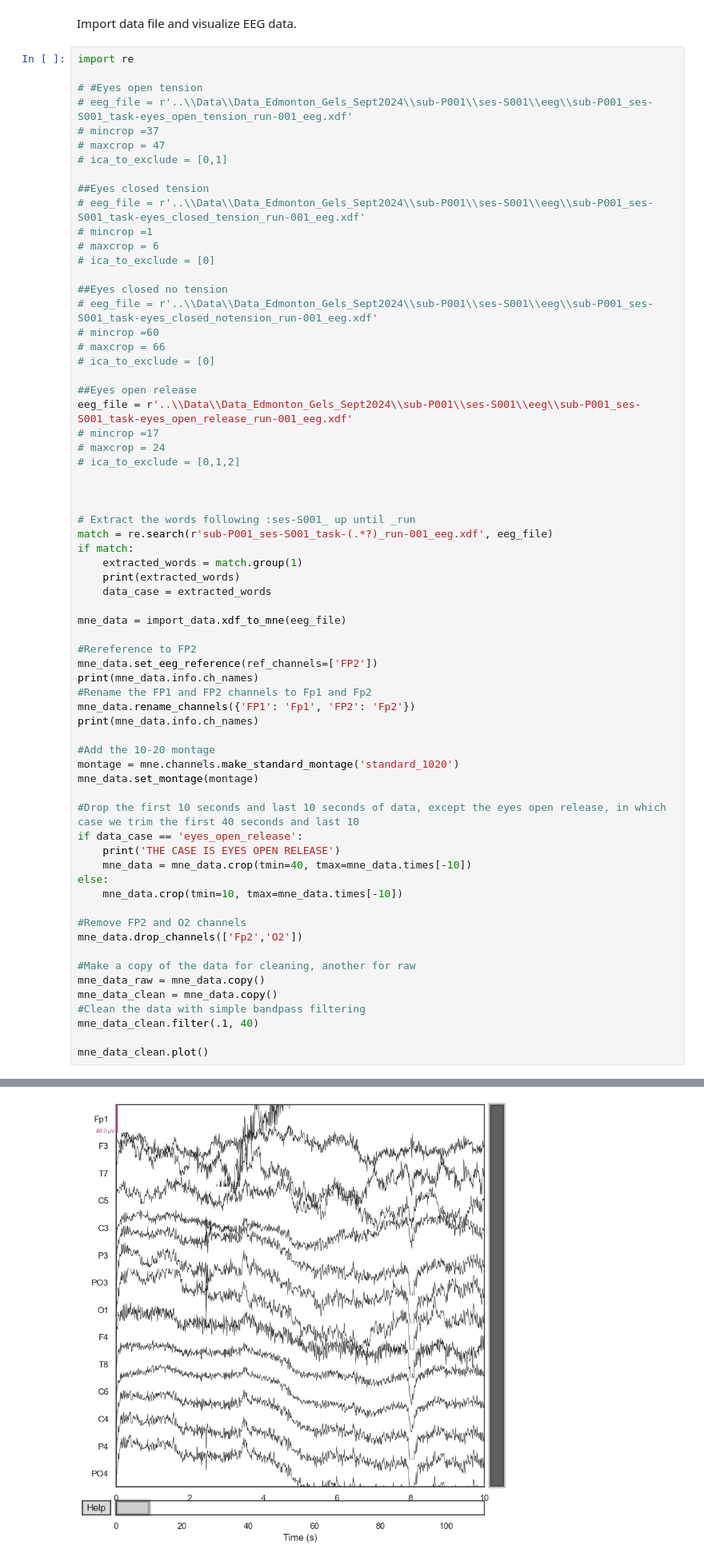
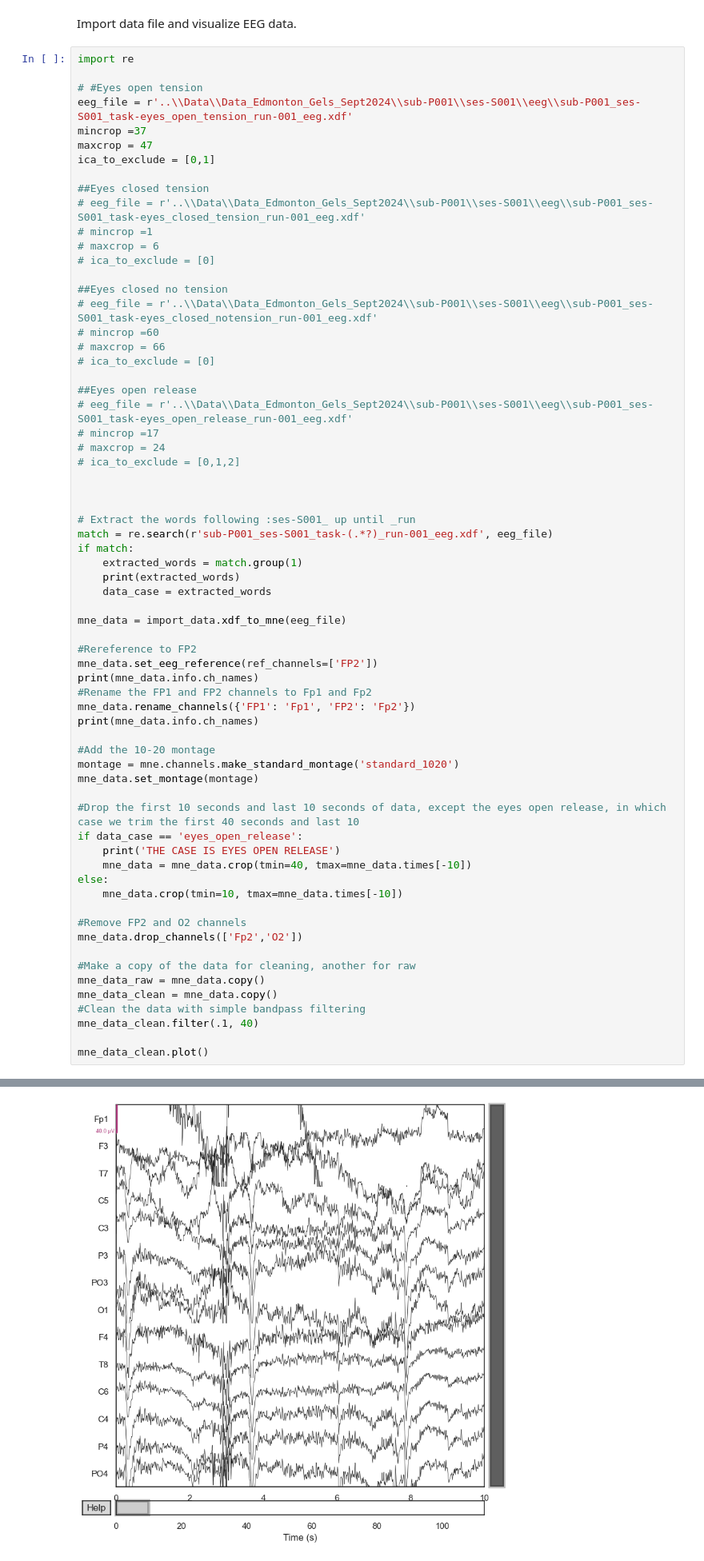
Before and after one commit to danielcomaduran/EEG_quality_index, a Jupyter notebook: Notebooks/06-Eli-EEG-gel-data.ipynb, the cells around one changed output, grey strips where cells are left out. Shown at 80% size. Drawn from its saved outputs; the diff is of its cells as text.

```diff
--- a/Notebooks/06-Eli-EEG-gel-data.ipynb
+++ b/Notebooks/06-Eli-EEG-gel-data.ipynb
@@ -36,10 +36,10 @@ Import data file and visualize EEG data.
 import re
 
 # #Eyes open tension
-# eeg_file = r'..\\Data\\Data_Edmonton_Gels_Sept2024\\sub-P001\\ses-S001\\eeg\\sub-P001_ses-S001_task-eyes_open_tension_run-001_eeg.xdf'
-# mincrop =37
-# maxcrop = 47
-# ica_to_exclude = [0,1]
+eeg_file = r'..\\Data\\Data_Edmonton_Gels_Sept2024\\sub-P001\\ses-S001\\eeg\\sub-P001_ses-S001_task-eyes_open_tension_run-001_eeg.xdf'
+mincrop =37
+maxcrop = 47
+ica_to_exclude = [0,1]
 
 ##Eyes closed tension
 # eeg_file = r'..\\Data\\Data_Edmonton_Gels_Sept2024\\sub-P001\\ses-S001\\eeg\\sub-P001_ses-S001_task-eyes_closed_tension_run-001_eeg.xdf'
@@ -54,7 +54,7 @@ import re
 # ica_to_exclude = [0]
 
 ##Eyes open release
-eeg_file = r'..\\Data\\Data_Edmonton_Gels_Sept2024\\sub-P001\\ses-S001\\eeg\\sub-P001_ses-S001_task-eyes_open_release_run-001_eeg.xdf'
+# eeg_file = r'..\\Data\\Data_Edmonton_Gels_Sept2024\\sub-P001\\ses-S001\\eeg\\sub-P001_ses-S001_task-eyes_open_release_run-001_eeg.xdf'
 # mincrop =17
 # maxcrop = 24
 # ica_to_exclude = [0,1,2]
@@ -115,8 +115,8 @@ Setting up band-pass filter from 0.1 - 40 Hz
 - Lower transition bandwidth: 0.10 Hz (-6 dB cutoff frequency: 0.05 Hz)
 - Upper passband edge: 40.00 Hz
 - Upper transition bandwidth: 10.00 Hz (-6 dB cutoff frequency: 45.00 Hz)
 - Filter length: 8449 samples (33.004 sec)
-[figure, old version]
+[figure, new version]
 # %% [markdown]
 Make clean epoch for referencing, based ICA, then visual inspection
 # %%
```
Also changed, not shown: parts of 2 cells of this notebook.
